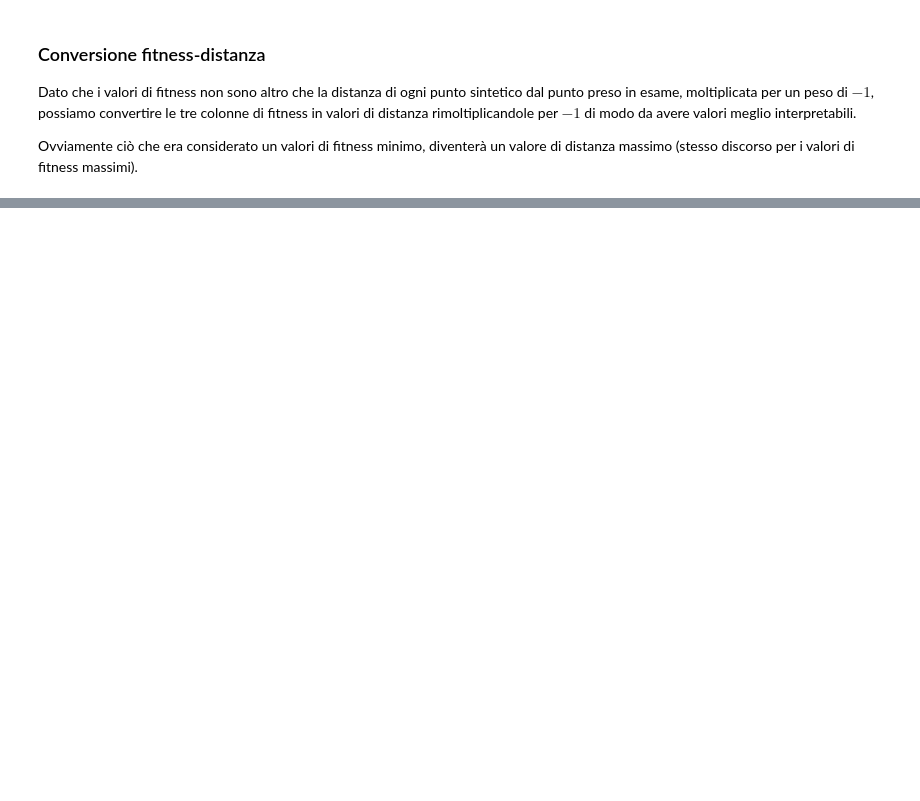
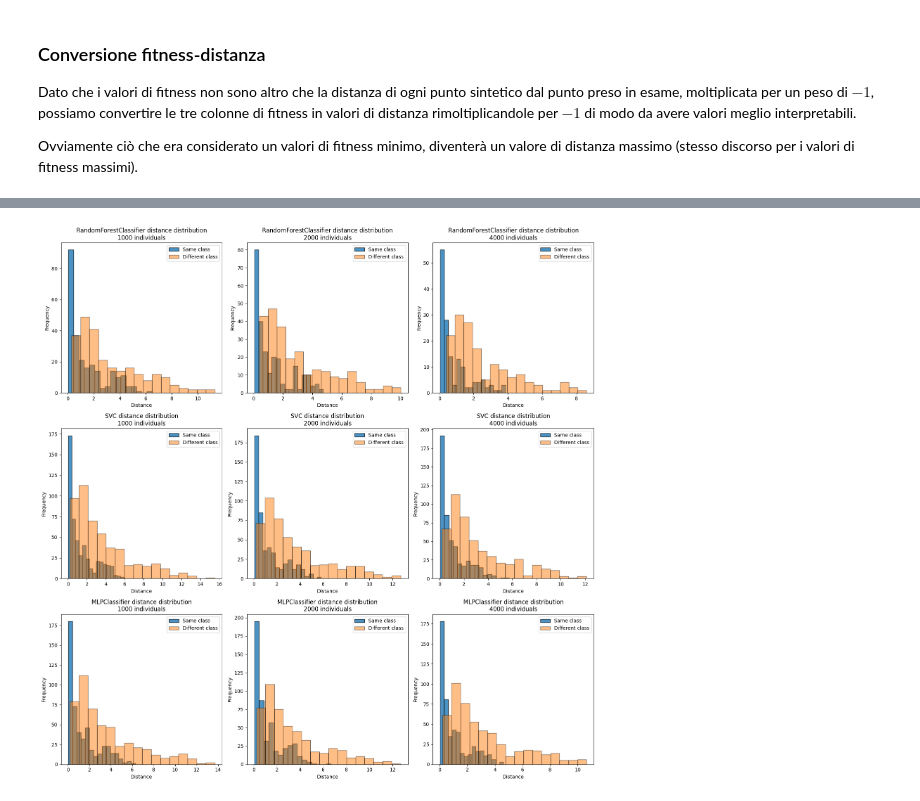
Before and after one commit to FedericoBustaffa/neighborhood_generator, a Jupyter notebook: notebooks/Analisi.ipynb, the cells around one changed output, grey strips where cells are left out. Drawn from its saved outputs; the diff is of its cells as text; code cells hidden in the pictures; blank space fills up the shorter version.

Commit message:
results

```diff
--- a/notebooks/Analisi.ipynb
+++ b/notebooks/Analisi.ipynb
@@ -50,6 +50,6 @@ classe target.
 import pandas as pd
 
 rf = pd.read_csv("../results/neighborhood_RandomForestClassifier.csv")
-svm_df = pd.read_csv("../results/neighborhood_SVC.csv")
+svm = pd.read_csv("../results/neighborhood_SVC.csv")
 mlp = pd.read_csv("../results/neighborhood_MLPClassifier.csv")
-df = pd.concat([rf, svm_df, mlp], axis=0)
+df = pd.concat([rf, svm, mlp], axis=0)
@@ -104,0 +100,45 @@ df
+# %%
+import matplotlib.pyplot as plt
+
+
+models = df["model"].unique()
+sizes = df["population_size"].unique()
+
+fig, axes = plt.subplots(len(models), len(sizes), figsize=(16, 16))
+
+for i, model in enumerate(models):
+    for j, size in enumerate(sizes):
+        same = (
+            (df["model"] == model)
+            & (df["class"] == df["target"])
+            & (df["population_size"] == size)
+        )
+        diff = (
+            (df["model"] == model)
+            & (df["class"] != df["target"])
+            & (df["population_size"] == size)
+        )
+        axes[i][j].set_title(f"{model} distance distribution\n{size} individuals")
+        axes[i][j].set_xlabel("Distance")
+        axes[i][j].set_ylabel("Frequency")
+
+        axes[i][j].hist(
+            df[same]["mean_distance"],
+            bins=16,
+            edgecolor="black",
+            alpha=0.8,
+            label="Same class",
+        )
+        axes[i][j].hist(
+            df[diff]["mean_distance"],
+            bins=16,
+            edgecolor="black",
+            alpha=0.5,
+            label="Different class",
+        )
+        axes[i][j].legend()
+
+plt.tight_layout()
+plt.show()
+# %% [output]
+[figure, added]
```
Also changed, not shown: parts of 3 cells of this notebook, 3 other files.
